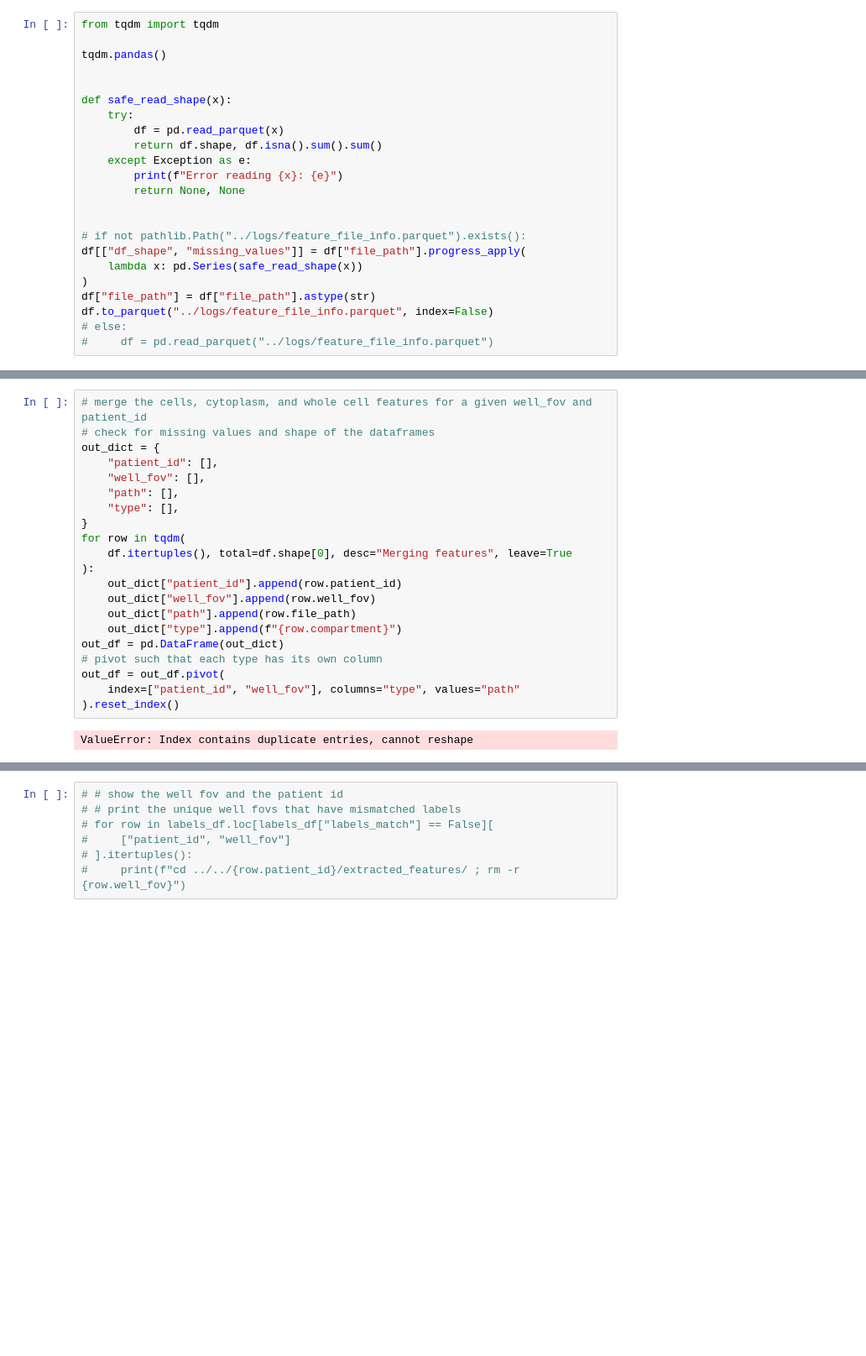
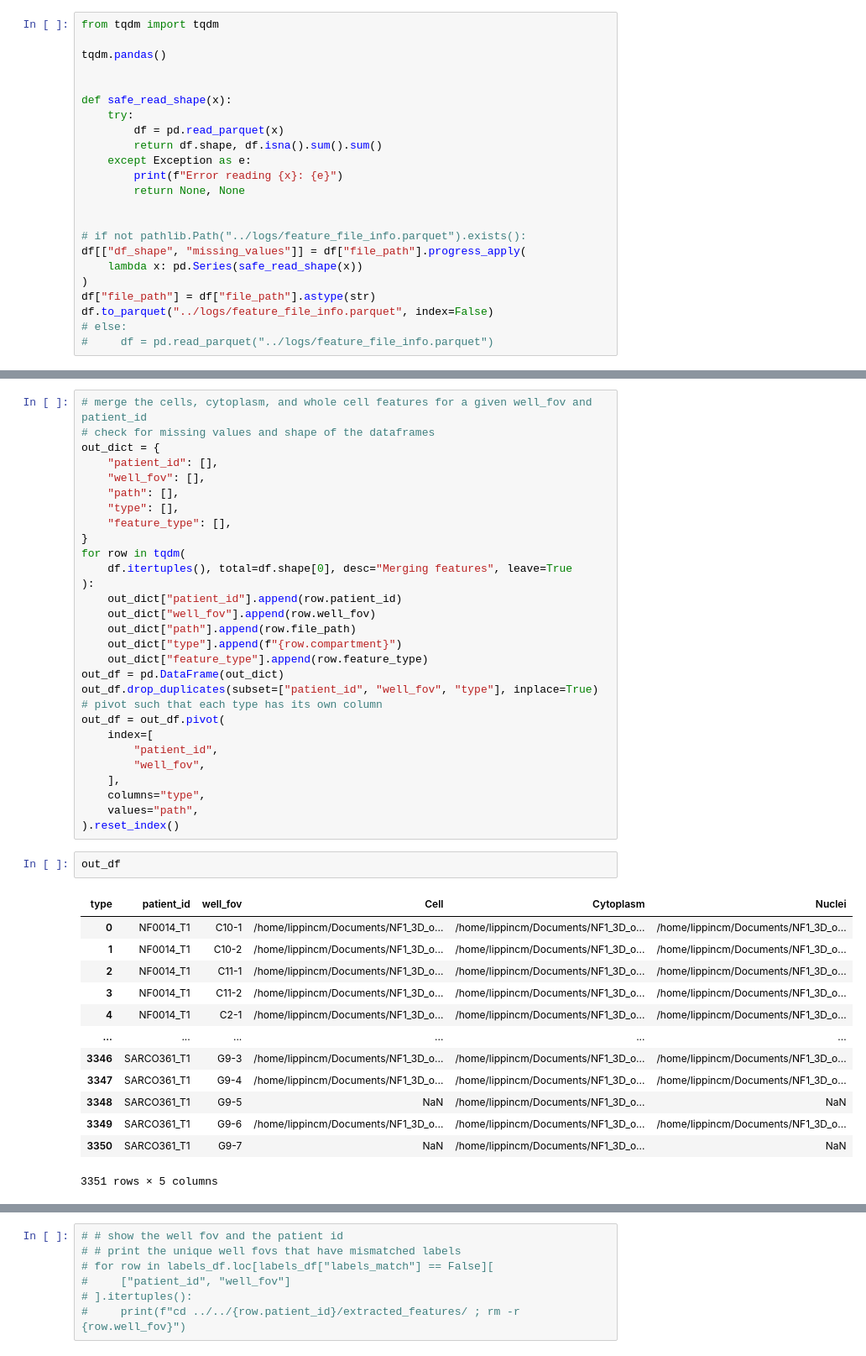
Before and after one commit to WayScience/NF1_3D_organoid_profiling_pipeline, a Jupyter notebook: 3.cellprofiling/notebooks/feature_sanity_checks.ipynb, the cells around one changed output, grey strips where cells are left out. Shown at 84% size. Drawn from its saved outputs; the diff is of its cells as text; blank space fills up the shorter version.

```diff
--- a/3.cellprofiling/notebooks/feature_sanity_checks.ipynb
+++ b/3.cellprofiling/notebooks/feature_sanity_checks.ipynb
@@ -107,6 +122,7 @@ out_dict = {
     "well_fov": [],
     "path": [],
     "type": [],
+    "feature_type": [],
 }
 for row in tqdm(
     df.itertuples(), total=df.shape[0], desc="Merging features", leave=True
@@ -115,13 +131,34 @@ for row in tqdm(
     out_dict["well_fov"].append(row.well_fov)
     out_dict["path"].append(row.file_path)
     out_dict["type"].append(f"{row.compartment}")
+    out_dict["feature_type"].append(row.feature_type)
 out_df = pd.DataFrame(out_dict)
+out_df.drop_duplicates(subset=["patient_id", "well_fov", "type"], inplace=True)
 # pivot such that each type has its own column
 out_df = out_df.pivot(
-    index=["patient_id", "well_fov"], columns="type", values="path"
+    index=[
+        "patient_id",
+        "well_fov",
+    ],
+    columns="type",
+    values="path",
 ).reset_index()
-# %% [output]
-ValueError: Index contains duplicate entries, cannot reshape
+# %%
+out_df
+# %% [output]
+| type | patient_id | well_fov | Cell | Cytoplasm | Nuclei |
+| 0 | NF0014_T1 | C10-1 | /home/lippincm/Documents/NF1_3D_o... | /home/lippincm/Documents/NF1_3D_o... | /home/lippincm/Documents/NF1_3D_o... |
+| 1 | NF0014_T1 | C10-2 | /home/lippincm/Documents/NF1_3D_o... | /home/lippincm/Documents/NF1_3D_o... | /home/lippincm/Documents/NF1_3D_o... |
+| 2 | NF0014_T1 | C11-1 | /home/lippincm/Documents/NF1_3D_o... | /home/lippincm/Documents/NF1_3D_o... | /home/lippincm/Documents/NF1_3D_o... |
+| 3 | NF0014_T1 | C11-2 | /home/lippincm/Documents/NF1_3D_o... | /home/lippincm/Documents/NF1_3D_o... | /home/lippincm/Documents/NF1_3D_o... |
+| 4 | NF0014_T1 | C2-1 | /home/lippincm/Documents/NF1_3D_o... | /home/lippincm/Documents/NF1_3D_o... | /home/lippincm/Documents/NF1_3D_o... |
+| ... | ... | ... | ... | ... | ... |
+| 3346 | SARCO361_T1 | G9-3 | /home/lippincm/Documents/NF1_3D_o... | /home/lippincm/Documents/NF1_3D_o... | /home/lippincm/Documents/NF1_3D_o... |
+| 3347 | SARCO361_T1 | G9-4 | /home/lippincm/Documents/NF1_3D_o... | /home/lippincm/Documents/NF1_3D_o... | /home/lippincm/Documents/NF1_3D_o... |
+| 3348 | SARCO361_T1 | G9-5 | NaN | /home/lippincm/Documents/NF1_3D_o... | NaN |
+| 3349 | SARCO361_T1 | G9-6 | /home/lippincm/Documents/NF1_3D_o... | /home/lippincm/Documents/NF1_3D_o... | /home/lippincm/Documents/NF1_3D_o... |
+| 3350 | SARCO361_T1 | G9-7 | NaN | /home/lippincm/Documents/NF1_3D_o... | NaN |
+3351 rows × 5 columns
 # %%
 labels_dict = {
     "Cell_labels": [],
```
Also changed, not shown: parts of 8 cells of this notebook, 31 other files.
